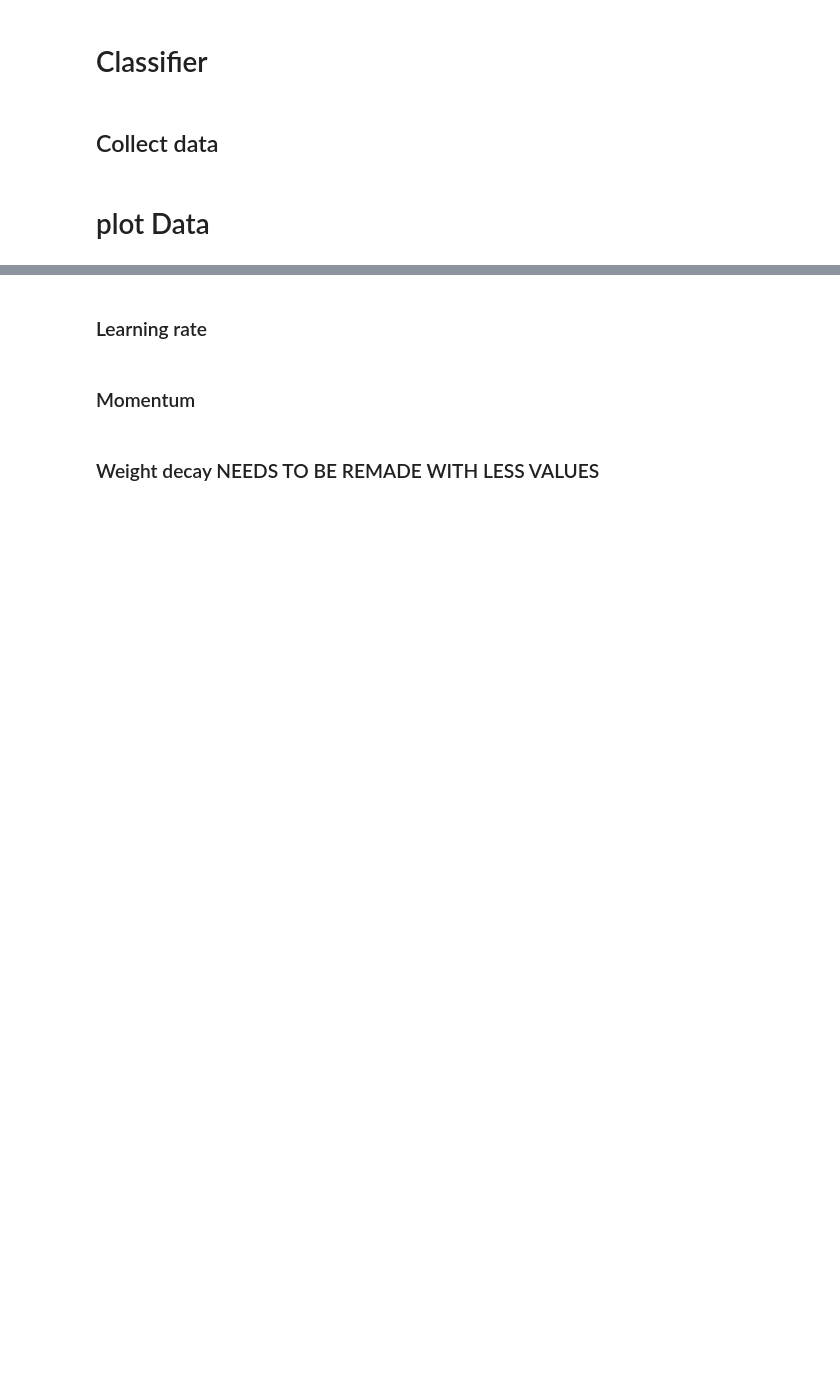
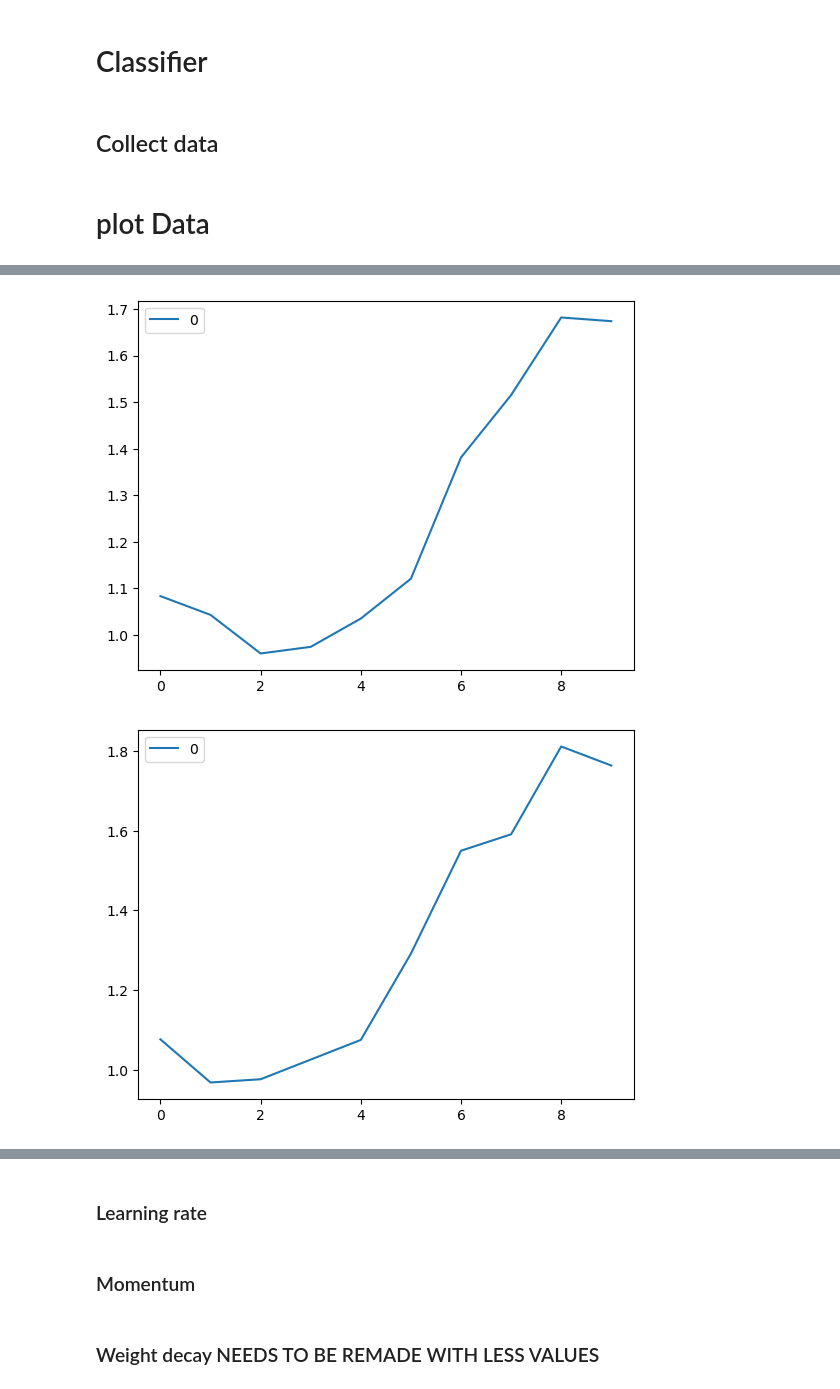
Before and after one commit to AXLMRIN/active-tigger-model-dev, a Jupyter notebook: results_analysis_1.ipynb, the cells around one changed output, grey strips where cells are left out. Saved outputs shown, nothing was run; the diff lists cells and outputs as text; code cells hidden in the pictures; blank space fills up the shorter version.

```diff
--- a/results_analysis_1.ipynb
+++ b/results_analysis_1.ipynb
@@ -78,0 +94,6 @@ results.head()
+# %%
+for file in results.loc[results["model_train_classifier_learning_rate"] >= 0.01,"filename"].to_list():
+    pd.read_csv(f"{file}/validation_loss.csv").plot(y = "0")
+# %% [output]
+[figure, added]
+[figure, added]
```
Also changed, not shown: parts of 4 cells of this notebook.
